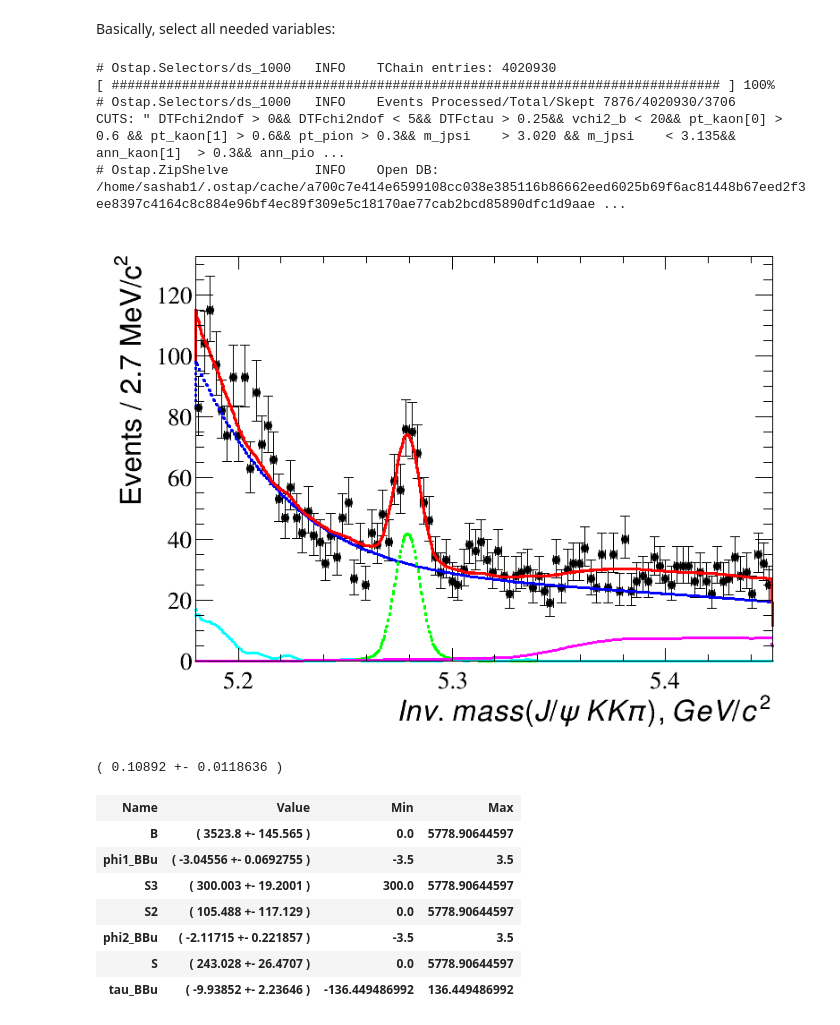
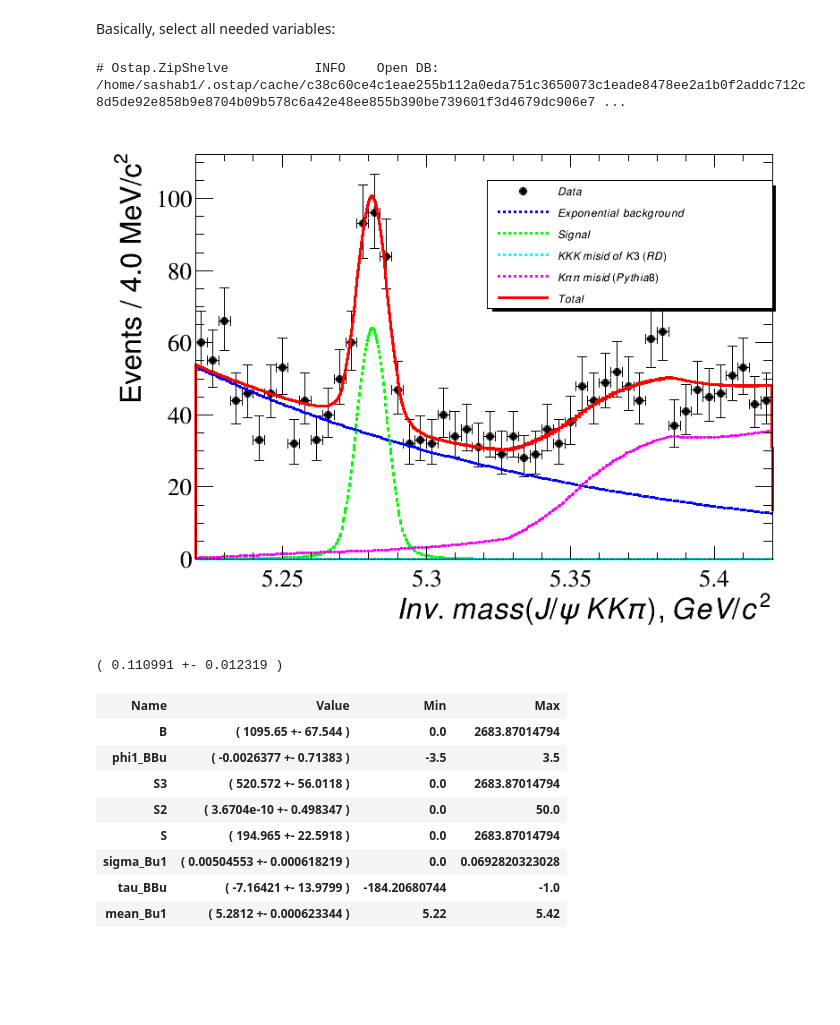
Before and after one commit to sashabaranov/Bu2JpsiKKpi, a Jupyter notebook: KKpi/fit/Cuts Optimize.ipynb, the cells around one changed output. Drawn from its saved outputs; the diff is of its cells as text; code cells hidden in the pictures; blank space fills up the shorter version.

```diff
--- a/KKpi/fit/Cuts Optimize.ipynb
+++ b/KKpi/fit/Cuts Optimize.ipynb
@@ -37,10 +37,9 @@ DEFINE default storage type to be TTree!
 # data                      INFO    MC Pythia 8: <#files: 103; Entries: 29552>
 # %%
 # Bu meson
-m_Bu = ROOT.RooRealVar('DTFm_b', 'mass(J/psiKKpi)', 5.18, 5.45)
-nbin_Bu = 100
+m_Bu = ROOT.RooRealVar('DTFm_b', 'mass(J/psiKKpi)', 5.22, 5.42)
+nbin_Bu = 50
 binning_b = (m_Bu.getMax() - m_Bu.getMin()) / nbin_Bu * 1000
-selector_variables = [(m_Bu, lambda s: s.DTFm_b )]
 # %%
 db = shelve.open("$KKpidir/fit/histos.shelve")
 
@@ -50,8 +49,8 @@ kkk = Models.H1D_pdf(name=kkk_hist.GetName(), mass=m_Bu, histo=smear_kkk(kkk_his
 kpipi = Models.H1D_pdf(name=kpipi_hist.GetName(), mass=m_Bu, histo=smear_kpipi(kpipi_hist))
 # %%
 # Bu meson
-m_Bu = ROOT.RooRealVar('DTFm_b', 'mass(J/psiKKpi)', 5.18, 5.45)
-nbin_Bu = 100
+m_Bu = ROOT.RooRealVar('DTFm_b', 'mass(J/psiKKpi)', 5.22, 5.42)
+nbin_Bu = 50
 binning_b = (m_Bu.getMax() - m_Bu.getMin()) / nbin_Bu * 1000
 selector_variables = [(m_Bu, lambda s: s.DTFm_b )]
 # %% [markdown]
@@ -70,9 +69,9 @@ cuts_ += "&& vchi2_b < 20"
 cuts_ += "&& pt_kaon[0] > 0.6 && pt_kaon[1] > 0.6"
 cuts_ += "&& pt_pion > 0.3"
 cuts_ += "&& m_jpsi    > 3.020 && m_jpsi    < 3.135"
-cuts_ += "&& ann_kaon[1]  > 0.3"
+cuts_ += "&& minann_K  > 0.3"
 cuts_ += "&& ann_pion[0] > 0.3"
-cuts_ += "&& ann_kaon_PI[1] < 0.3 && ann_pion_K < 0.3"
+cuts_ += "&& ann_kaon_PI[1] < 0.9 && ann_pion_K < 0.9"
 cuts_ += "&& MIPCHI2DV_k1 > 12. && MIPCHI2DV_k2 > 12. && MIPCHI2DV_pi > 12."
 
 cuts_ += "&& " + cuts_trg
@@ -88,11 +87,7 @@ if not sel_Bu._loaded_from_cache:
 ds_Bu = sel_Bu.dataset()
 ds_Bu.Print('v')
 # %% [output]
-# Ostap.Selectors/ds_1000   INFO    TChain entries: 4020930
-[ ############################################################################## ] 100%
-# Ostap.Selectors/ds_1000   INFO    Events Processed/Total/Skept 7876/4020930/3706
-CUTS: " DTFchi2ndof > 0&& DTFchi2ndof < 5&& DTFctau > 0.25&& vchi2_b < 20&& pt_kaon[0] > 0.6 && pt_kaon[1] > 0.6&& pt_pion > 0.3&& m_jpsi    > 3.020 && m_jpsi    < 3.135&& ann_kaon[1]  > 0.3&& ann_pio ...
-# Ostap.ZipShelve           INFO    Open DB: /home/sashab1/.ostap/cache/a700c7e414e6599108cc038e385116b86662eed6025b69f6ac81448b67eed2f3ee8397c4164c8c884e96bf4ec89f309e5c18170ae77cab2bcd85890dfc1d9aae ...
+# Ostap.ZipShelve           INFO    Open DB: /home/sashab1/.ostap/cache/c38c60ce4c1eae255b112a0eda751c3650073c1eade8478ee2a1b0f2addc712c8d5de92e858b9e8704b09b578c6a42e48ee855b390be739601f3d4679dc906e7 ...
 # %%
 s1_Bu = Models.CB2_pdf(
     'Bu1',
@@ -107,7 +102,7 @@ s1_Bu = Models.CB2_pdf(
     mass=m_Bu
 )
 
-bkg_Bu = Models.Bkg_pdf('BBu', mass=m_Bu, power=2)
+bkg_Bu = Models.Bkg_pdf('BBu', mass=m_Bu, power=1)
 
 # model_B = Models.Fit1D(
 #     signal=s1_Bu,
@@ -128,28 +123,28 @@ model_B = Charm3_pdf(
 # %%
 c1 = rootnotes.random_canvas()
 
-# ru, fu = model_B.fitTo(ds_Bu, draw=True, nbins=nbin_Bu)
+ru, fu = model_B.fitTo(ds_Bu, draw=True, nbins=nbin_Bu)
 
-# model_B.signal.mean.release()
-# model_B.signal.sigma.release()
+model_B.signal.mean.release()
+model_B.signal.sigma.release()
 
 ru, fu = model_B.fitTo(ds_Bu, draw=True, nbins=nbin_Bu)
 
 
 
 fu.SetXTitle("Inv.\,mass(J/\psi\,KK\pi), GeV/c^{2}}")
 fu.SetYTitle("Events / %.1f MeV/c^{2}" % binning_b)
 
 fu.Draw()
-
+model_B.legend.Draw()
 
 c1
 # %% [output]
-[figure, old version]
+[figure, new version]
 # %%
 ru("S")[0].prec()
 # %% [output]
-( 0.10892 +- 0.0118636 )
+( 0.110991 +- 0.012319 )
 # %%
 from IPython.display import HTML
 s = "<table><tr><th>Name</th> <th>Value</th> <th>Min</th> <th>Max</th> </tr>"
@@ -162,10 +157,11 @@ s += "</table>"
 html = HTML(s); html
 # %% [output]
 | Name | Value | Min | Max |
-| B | ( 3523.8 +- 145.565 ) | 0.0 | 5778.90644597 |
-| phi1_BBu | ( -3.04556 +- 0.0692755 ) | -3.5 | 3.5 |
-| S3 | ( 300.003 +- 19.2001 ) | 300.0 | 5778.90644597 |
-| S2 | ( 105.488 +- 117.129 ) | 0.0 | 5778.90644597 |
-| phi2_BBu | ( -2.11715 +- 0.221857 ) | -3.5 | 3.5 |
-| S | ( 243.028 +- 26.4707 ) | 0.0 | 5778.90644597 |
-| tau_BBu | ( -9.93852 +- 2.23646 ) | -136.449486992 | 136.449486992 |
+| B | ( 1095.65 +- 67.544 ) | 0.0 | 2683.87014794 |
+| phi1_BBu | ( -0.0026377 +- 0.71383 ) | -3.5 | 3.5 |
+| S3 | ( 520.572 +- 56.0118 ) | 0.0 | 2683.87014794 |
+| S2 | ( 3.6704e-10 +- 0.498347 ) | 0.0 | 50.0 |
+| S | ( 194.965 +- 22.5918 ) | 0.0 | 2683.87014794 |
+| sigma_Bu1 | ( 0.00504553 +- 0.000618219 ) | 0.0 | 0.0692820323028 |
+| tau_BBu | ( -7.16421 +- 13.9799 ) | -184.20680744 | -1.0 |
+| mean_Bu1 | ( 5.2812 +- 0.000623344 ) | 5.22 | 5.42 |
```
Also changed, not shown: 1 other file.
